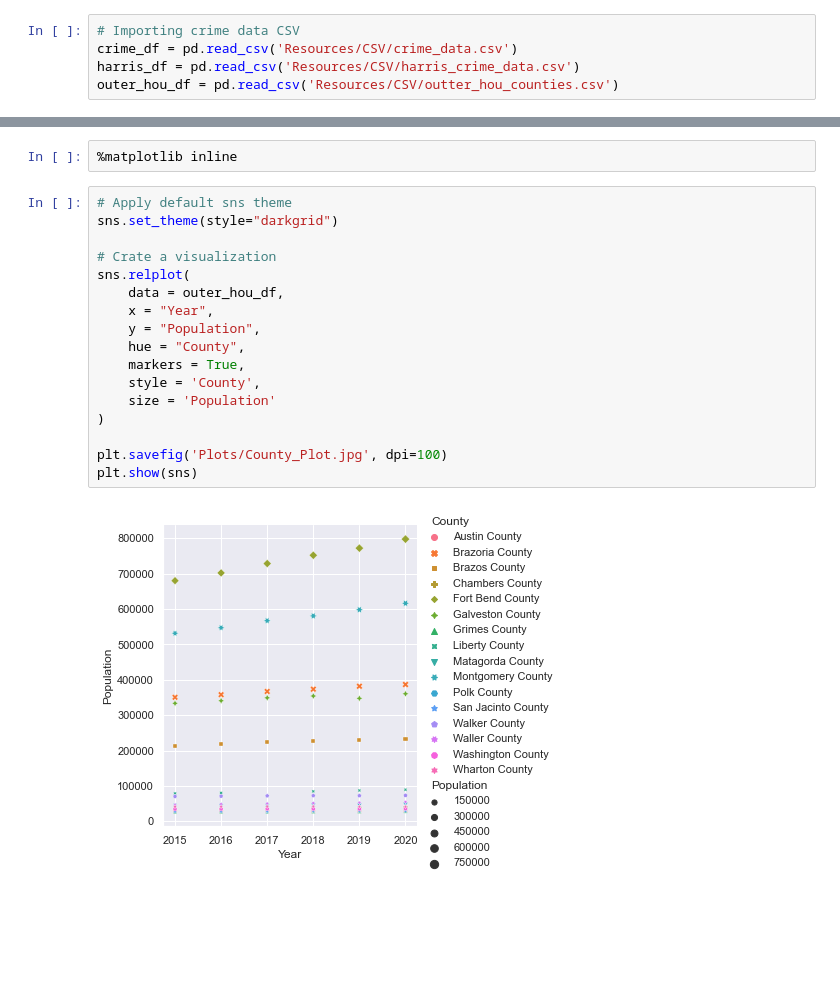
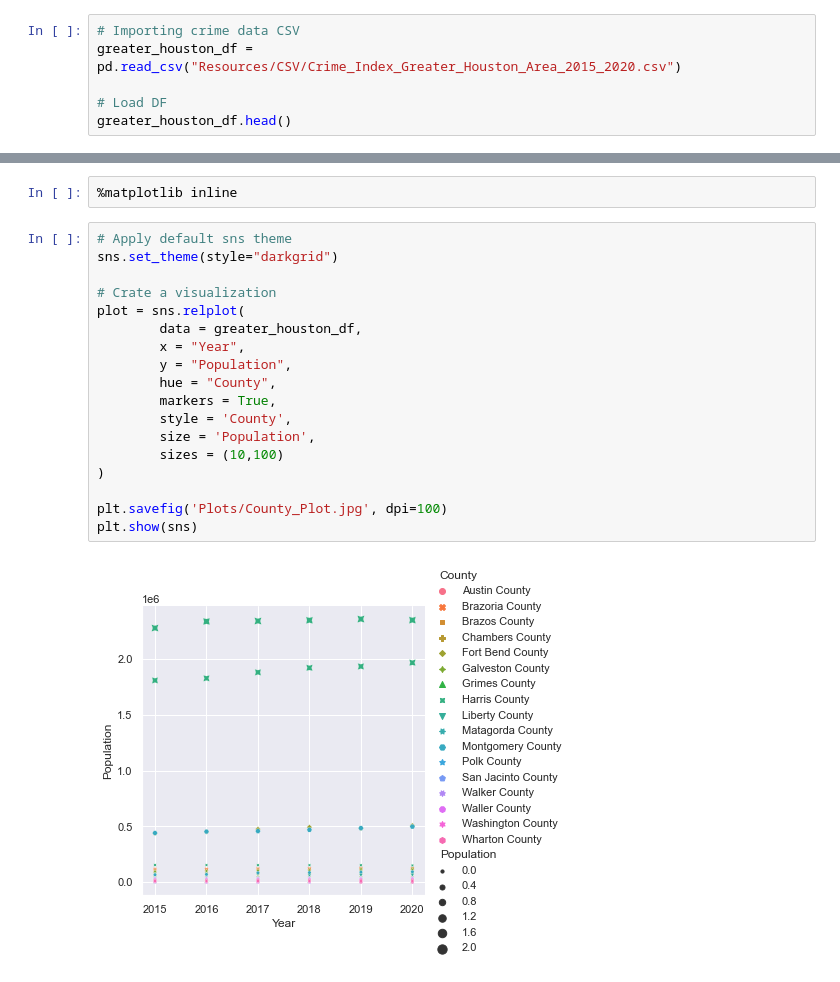
Before and after one commit to MiguelB512/Harris_Crime_Trends, a Jupyter notebook: Seaborn_Testing.ipynb, the cells around one changed output, grey strips where cells are left out. Cells and saved outputs as stored; diff of their text form; blank space fills up the shorter version.

Commit message:
Adding Plots

```diff
--- a/Seaborn_Testing.ipynb
+++ b/Seaborn_Testing.ipynb
@@ -8,6 +8,7 @@ import seaborn as sns
 # %matplotlib inline
 # %%
 # Importing crime data CSV
-crime_df = pd.read_csv('Resources/CSV/crime_data.csv')
-harris_df = pd.read_csv('Resources/CSV/harris_crime_data.csv')
-outer_hou_df = pd.read_csv('Resources/CSV/outter_hou_counties.csv')
+greater_houston_df = pd.read_csv("Resources/CSV/Crime_Index_Greater_Houston_Area_2015_2020.csv")
+
+# Load DF
+greater_houston_df.head()
@@ -34,19 +33,20 @@ outer_hou_df.head()
 # %%
 # Apply default sns theme
 sns.set_theme(style="darkgrid")
 
 # Crate a visualization
-sns.relplot(
-    data = outer_hou_df,
-    x = "Year",
-    y = "Population",
-    hue = "County",
-    markers = True,
-    style = 'County',
-    size = 'Population'
+plot = sns.relplot(
+        data = greater_houston_df,
+        x = "Year",
+        y = "Population",
+        hue = "County",
+        markers = True,
+        style = 'County',
+        size = 'Population',
+        sizes = (10,100)
 )
 
 plt.savefig('Plots/County_Plot.jpg', dpi=100)
 plt.show(sns)
 # %% [output]
-[figure, old version]
+[figure, new version]
```
Also changed, not shown: parts of 2 cells of this notebook, 6 other files.
